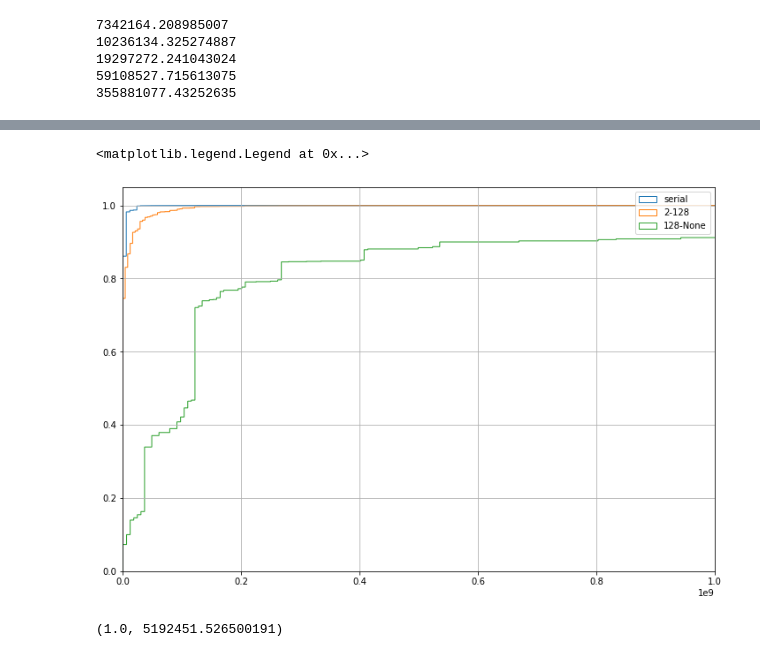
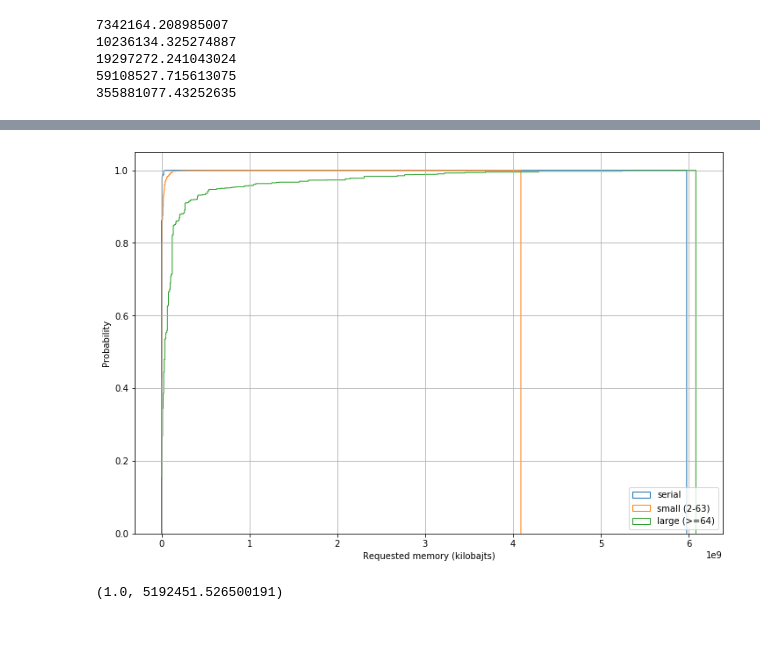
Before and after one commit to jankopanski/Burst-Buffer-Scheduling, a Jupyter notebook: analysis/Metacentrum3-Cross-Correlation.ipynb, the cells around one changed output, grey strips where cells are left out. Saved outputs shown, nothing was run; the diff lists cells and outputs as text; code cells hidden in the pictures; blank space fills up the shorter version.

```diff
--- a/analysis/Metacentrum3-Cross-Correlation.ipynb
+++ b/analysis/Metacentrum3-Cross-Correlation.ipynb
@@ -245,15 +303,17 @@ plt.legend()
 # %%
 fig, ax = plt.subplots()
-ax.set_xlim(right=10**9)
+# ax.set_xlim(right=4*10**9)
 df[df.proc_req == 1]['mem_req'].hist(cumulative=True, density=True, bins=1000, histtype='step', label='serial')
-df[(df.proc_req > 1) & (df.proc_req <= 128)]['mem_req'].hist(
-    cumulative=True, density=True, bins=1000, histtype='step', label='{}-{}'.format(1+1, 128))
-df[df.proc_req > 128]['mem_req'].hist(
-    cumulative=True, density=True, bins=1000, histtype='step', label='{}-{}'.format(128, None))
-plt.legend()
+df[(df.proc_req > 1) & (df.proc_req < 64)]['mem_req'].hist(
+    cumulative=True, density=True, bins=1000, histtype='step', label='small (2-63)')
+df[df.proc_req >= 64]['mem_req'].hist(
+    cumulative=True, density=True, bins=1000, histtype='step', label='large (>=64)')
+plt.xlabel('Requested memory (kilobajts)')
+plt.ylabel('Probability')
+plt.legend(loc='lower right')
+plt.savefig('../../images/cdf_ranges_few.pdf', bbox_inches='tight')
 # %% [output]
-<matplotlib.legend.Legend at 0x...>
-[figure, old version]
+[figure, new version]
 # %%
 mem_limit = 5*10**7
 mem_lim = mem_req[mem_req <= mem_limit]
```
Also changed, not shown: parts of 23 cells of this notebook.
